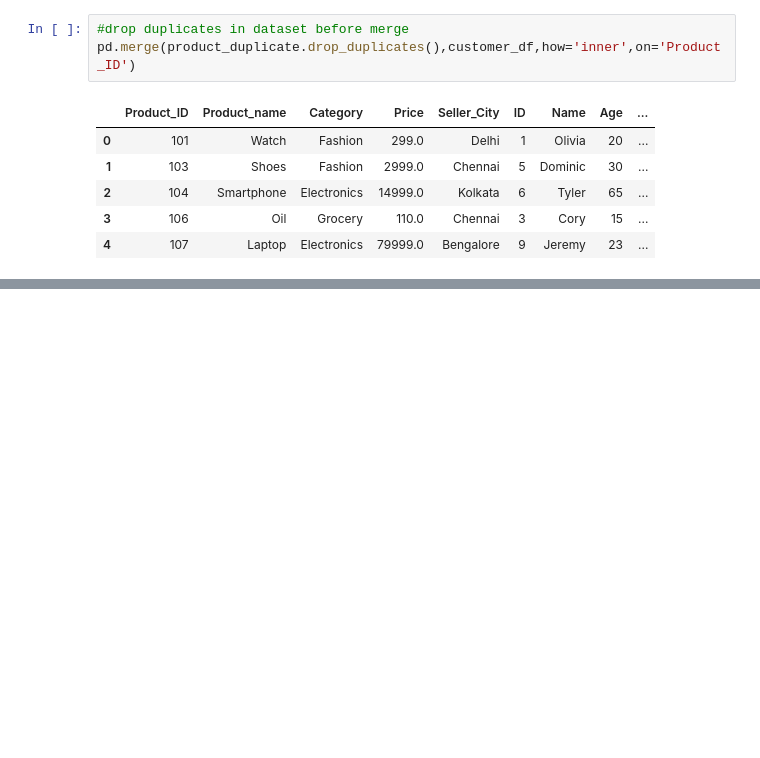
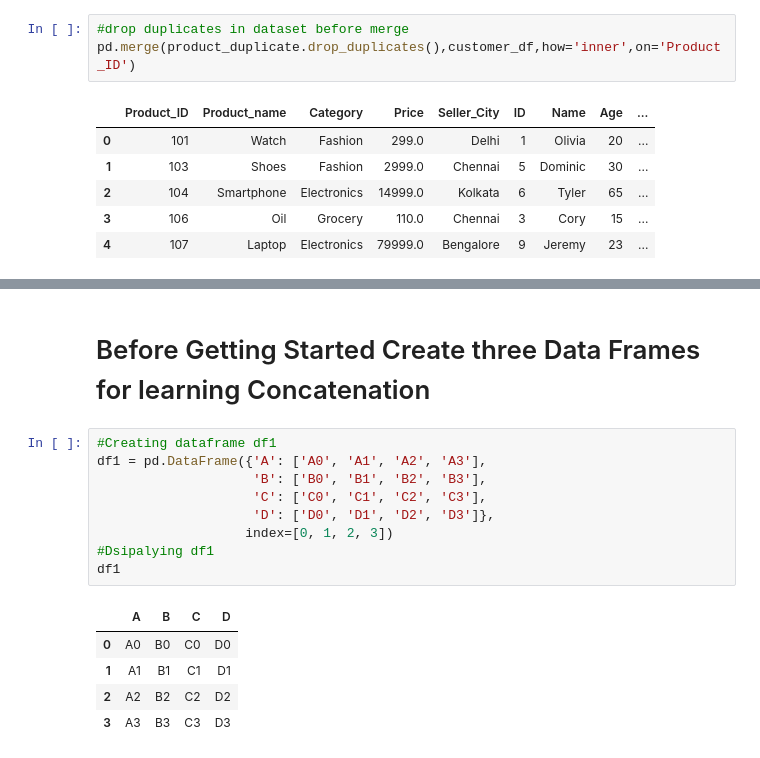
Before and after one commit to niyongirapatrick29/ACE-DS, a Jupyter notebook: Pandas tutorial.ipynb, the cells around one changed output, grey strips where cells are left out. Drawn from its saved outputs; the diff is of its cells as text; blank space fills up the shorter version.

```diff
--- a/Pandas tutorial.ipynb
+++ b/Pandas tutorial.ipynb
@@ -246,0 +282,17 @@ pd.merge(product_duplicate,customer_df,how='inner',on='Product_ID', validate='ma
+# %% [markdown]
+# Before Getting Started Create three Data Frames for learning Concatenation
+# %%
+#Creating dataframe df1
+df1 = pd.DataFrame({'A': ['A0', 'A1', 'A2', 'A3'],
+                    'B': ['B0', 'B1', 'B2', 'B3'],
+                    'C': ['C0', 'C1', 'C2', 'C3'],
+                    'D': ['D0', 'D1', 'D2', 'D3']},
+                   index=[0, 1, 2, 3])
+#Dsipalying df1
+df1
+# %% [output]
+|  | A | B | C | D |
+| 0 | A0 | B0 | C0 | D0 |
+| 1 | A1 | B1 | C1 | D1 |
+| 2 | A2 | B2 | C2 | D2 |
+| 3 | A3 | B3 | C3 | D3 |
```
Also changed, not shown: parts of 17 cells of this notebook, 6 other files.
